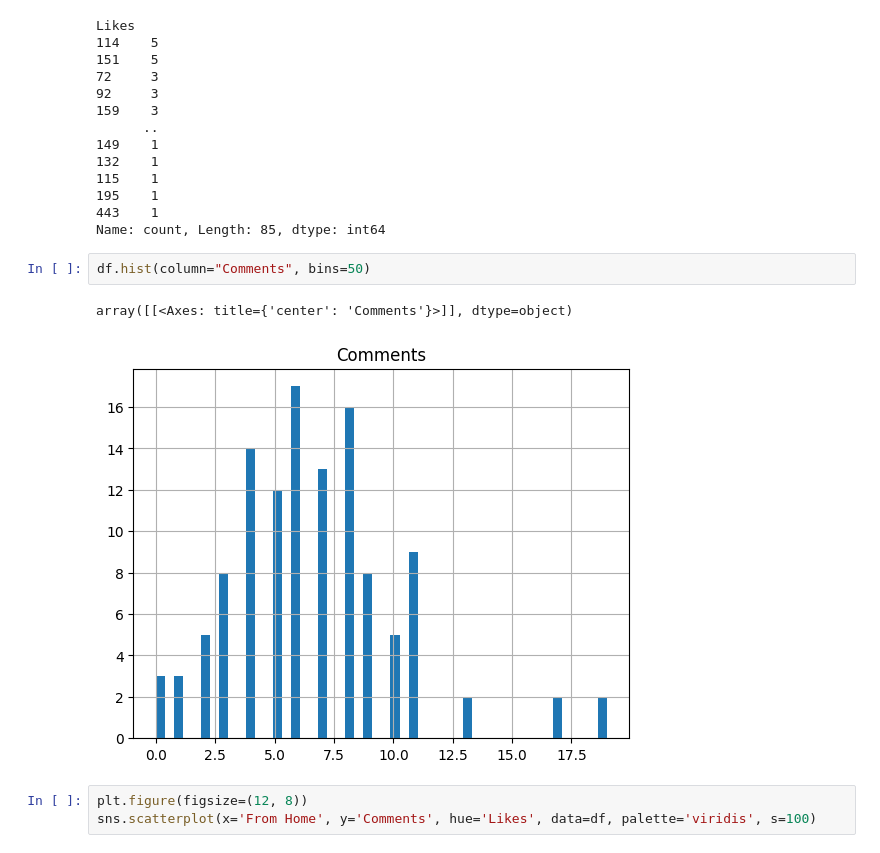
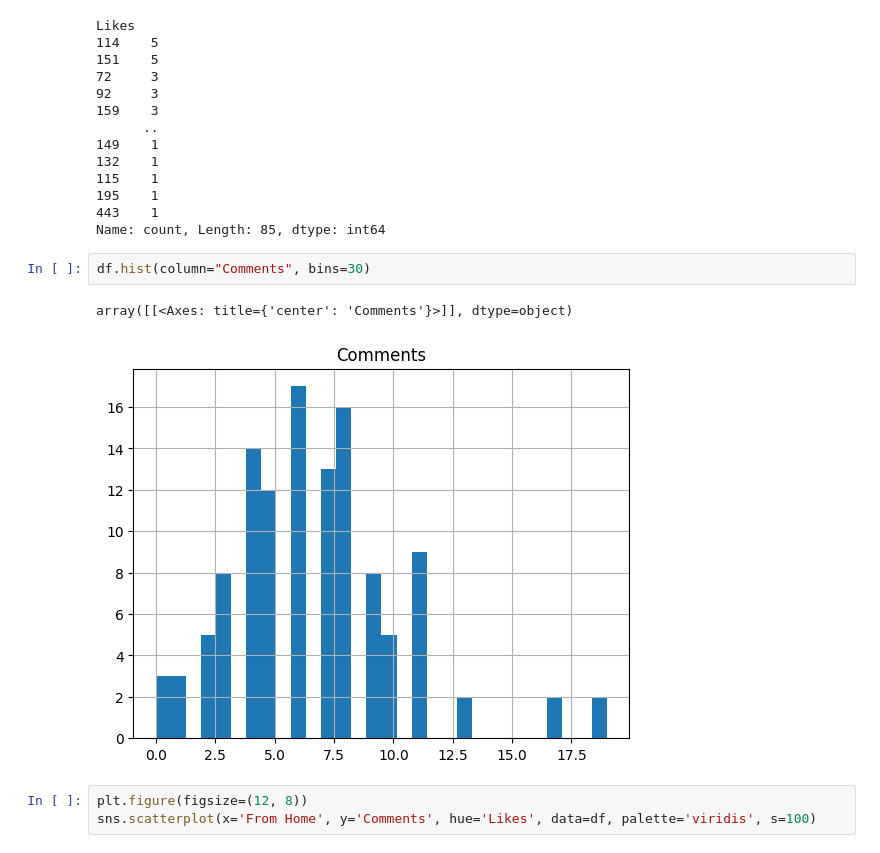
Before and after one commit to Nurbanuak/data.project, a Jupyter notebook: exercises/week-7-exercise.ipynb, the cells around one changed output. Cells and saved outputs as stored; diff of their text form.

```diff
--- a/exercises/week-7-exercise.ipynb
+++ b/exercises/week-7-exercise.ipynb
@@ -72,10 +72,10 @@ Likes
 443    1
 Name: count, Length: 85, dtype: int64
 # %%
-df.hist(column="Comments", bins=50)
+df.hist(column="Comments", bins=30)
 # %% [output]
 array([[<Axes: title={'center': 'Comments'}>]], dtype=object)
-[figure, old version]
+[figure, new version]
 # %%
 plt.figure(figsize=(12, 8))
 sns.scatterplot(x='From Home', y='Comments', hue='Likes', data=df, palette='viridis', s=100)
```
Also changed, not shown: parts of 3 cells of this notebook.
